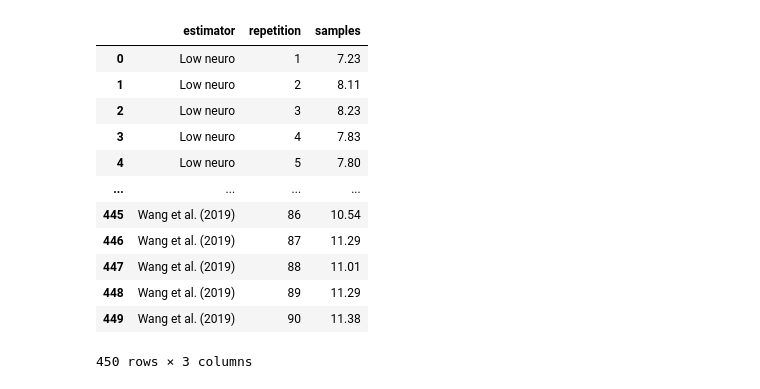
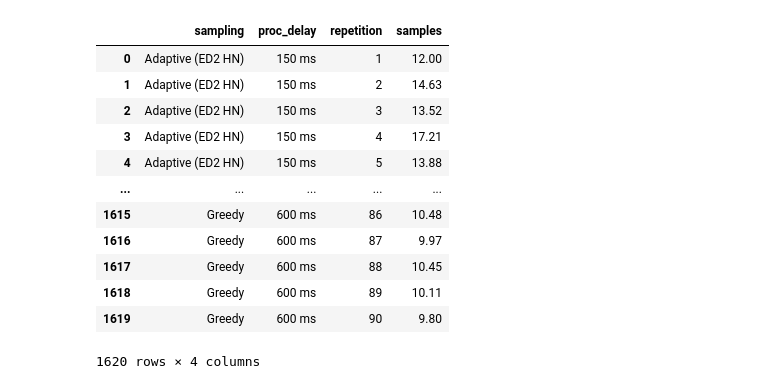
Before and after one commit to vnmo/EdgeDroid2, a Jupyter notebook: analysis/junjues_sampling.ipynb, the cells around one changed output. Cells and saved outputs as stored; diff of their text form; code cells hidden in the pictures.

```diff
--- a/analysis/junjues_sampling.ipynb
+++ b/analysis/junjues_sampling.ipynb
@@ -150,19 +212,20 @@ sns.set_context("paper", font_scale=1.5)
 sns.set_palette("Dark2")
 # %%
 # mean number of samples per rep
-samples_per_rep = results.groupby(["estimator", "repetition"])["samples"].mean().reset_index()
+samples_per_rep = results.groupby(["sampling", "proc_delay", "repetition"])["samples"].mean().reset_index()
+samples_per_rep["proc_delay"] = samples_per_rep["proc_delay"].apply(lambda e: f"{int(e * 1000):} ms").astype(str)
 samples_per_rep
 # %% [output]
-|  | estimator | repetition | samples |
-| 0 | Low neuro | 1 | 7.23 |
-| 1 | Low neuro | 2 | 8.11 |
-| 2 | Low neuro | 3 | 8.23 |
-| 3 | Low neuro | 4 | 7.83 |
-| 4 | Low neuro | 5 | 7.80 |
-| ... | ... | ... | ... |
-| 445 | Wang et al. (2019) | 86 | 10.54 |
-| 446 | Wang et al. (2019) | 87 | 11.29 |
-| 447 | Wang et al. (2019) | 88 | 11.01 |
-| 448 | Wang et al. (2019) | 89 | 11.29 |
-| 449 | Wang et al. (2019) | 90 | 11.38 |
+|  | sampling | proc_delay | repetition | samples |
+| 0 | Adaptive (ED2 HN) | 150 ms | 1 | 12.00 |
+| 1 | Adaptive (ED2 HN) | 150 ms | 2 | 14.63 |
+| 2 | Adaptive (ED2 HN) | 150 ms | 3 | 13.52 |
+| 3 | Adaptive (ED2 HN) | 150 ms | 4 | 17.21 |
+| 4 | Adaptive (ED2 HN) | 150 ms | 5 | 13.88 |
+| ... | ... | ... | ... | ... |
+| 1615 | Greedy | 600 ms | 86 | 10.48 |
+| 1616 | Greedy | 600 ms | 87 | 9.97 |
+| 1617 | Greedy | 600 ms | 88 | 10.45 |
+| 1618 | Greedy | 600 ms | 89 | 10.11 |
+| 1619 | Greedy | 600 ms | 90 | 9.80 |
-450 rows × 3 columns
+1620 rows × 4 columns
```
Also changed, not shown: parts of 6 cells of this notebook.
